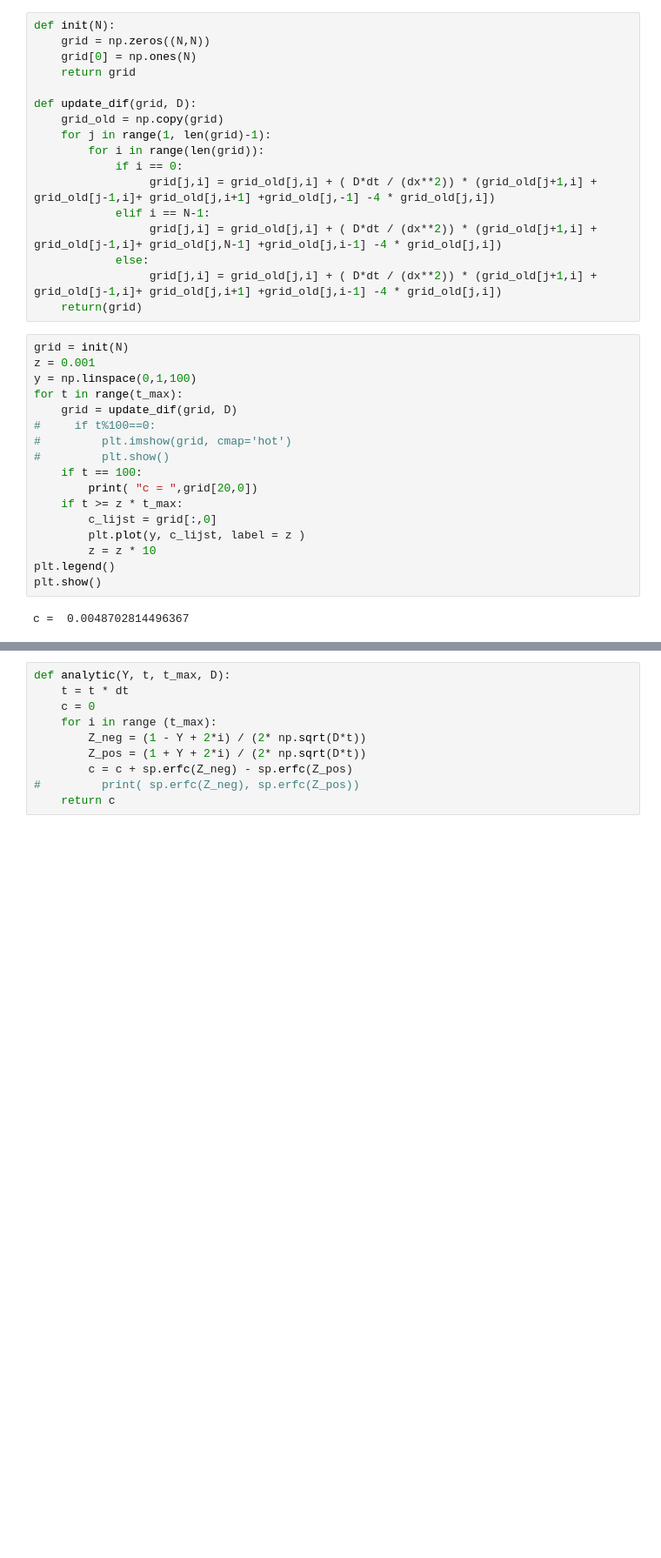
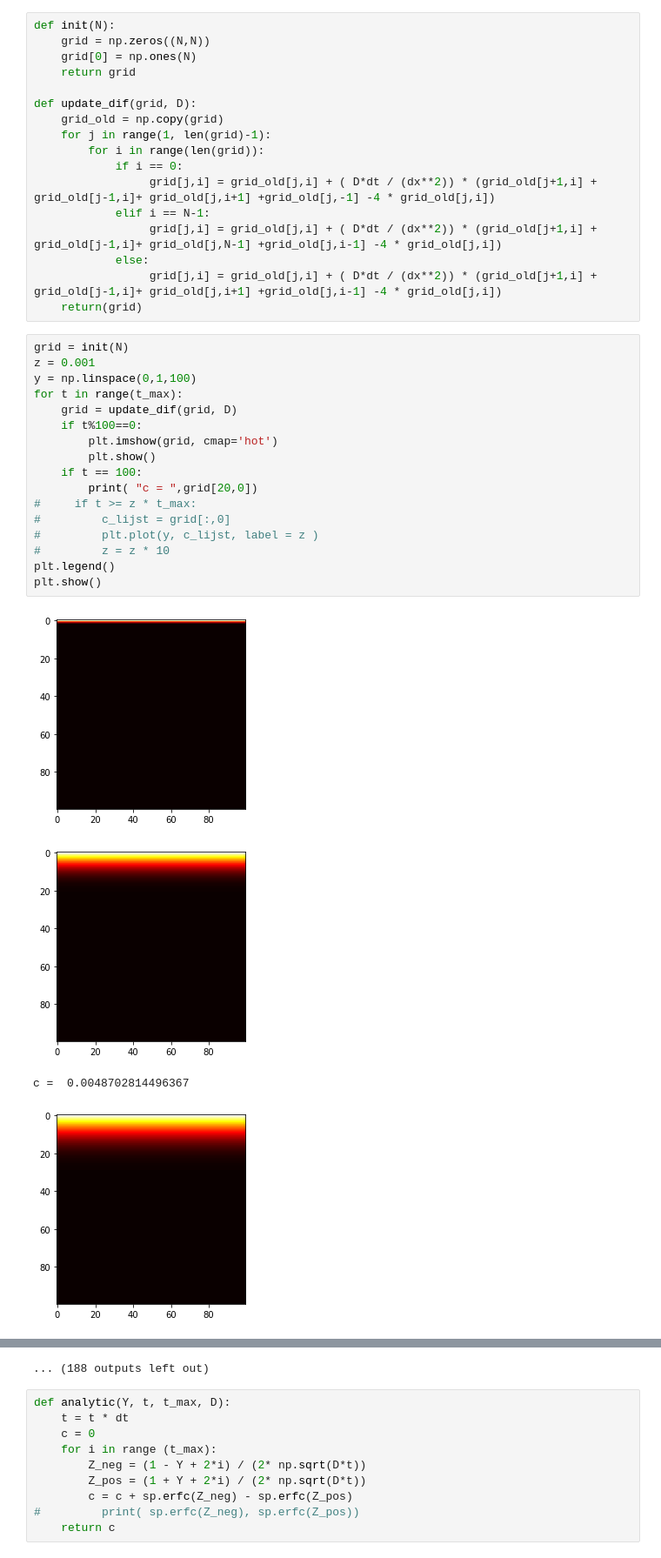
Before and after one commit to karellempes/ScieComp, a Jupyter notebook: Assignment 1/1.2 Time dependent Diffusion Equation.ipynb, the cells around one changed output, grey strips where cells are left out. Shown at 87% size. Cells and saved outputs as stored; diff of their text form; blank space fills up the shorter version.

```diff
--- a/Assignment 1/1.2 Time dependent Diffusion Equation.ipynb
+++ b/Assignment 1/1.2 Time dependent Diffusion Equation.ipynb
@@ -33,19 +34,22 @@ def update_dif(grid, D):
 # %%
 grid = init(N)
 z = 0.001
 y = np.linspace(0,1,100)
 for t in range(t_max):
     grid = update_dif(grid, D)
-#     if t%100==0:
-#         plt.imshow(grid, cmap='hot')
-#         plt.show()
+    if t%100==0:
+        plt.imshow(grid, cmap='hot')
+        plt.show()
     if t == 100:
         print( "c = ",grid[20,0])
-    if t >= z * t_max:
-        c_lijst = grid[:,0]
-        plt.plot(y, c_lijst, label = z )
-        z = z * 10
+#     if t >= z * t_max:
+#         c_lijst = grid[:,0]
+#         plt.plot(y, c_lijst, label = z )
+#         z = z * 10
 plt.legend()
 plt.show()
 # %% [output]
+[figure, added]
+[figure, added]
 c =  0.0048702814496367
+[figure, added]
@@ -52,3 +64,4 @@ c =  0.0048702814496367
+... (188 outputs left out)
 # %%
 def analytic(Y, t, t_max, D):
     t = t * dt
```
Also changed, not shown: parts of 6 cells of this notebook, 1 other file.
